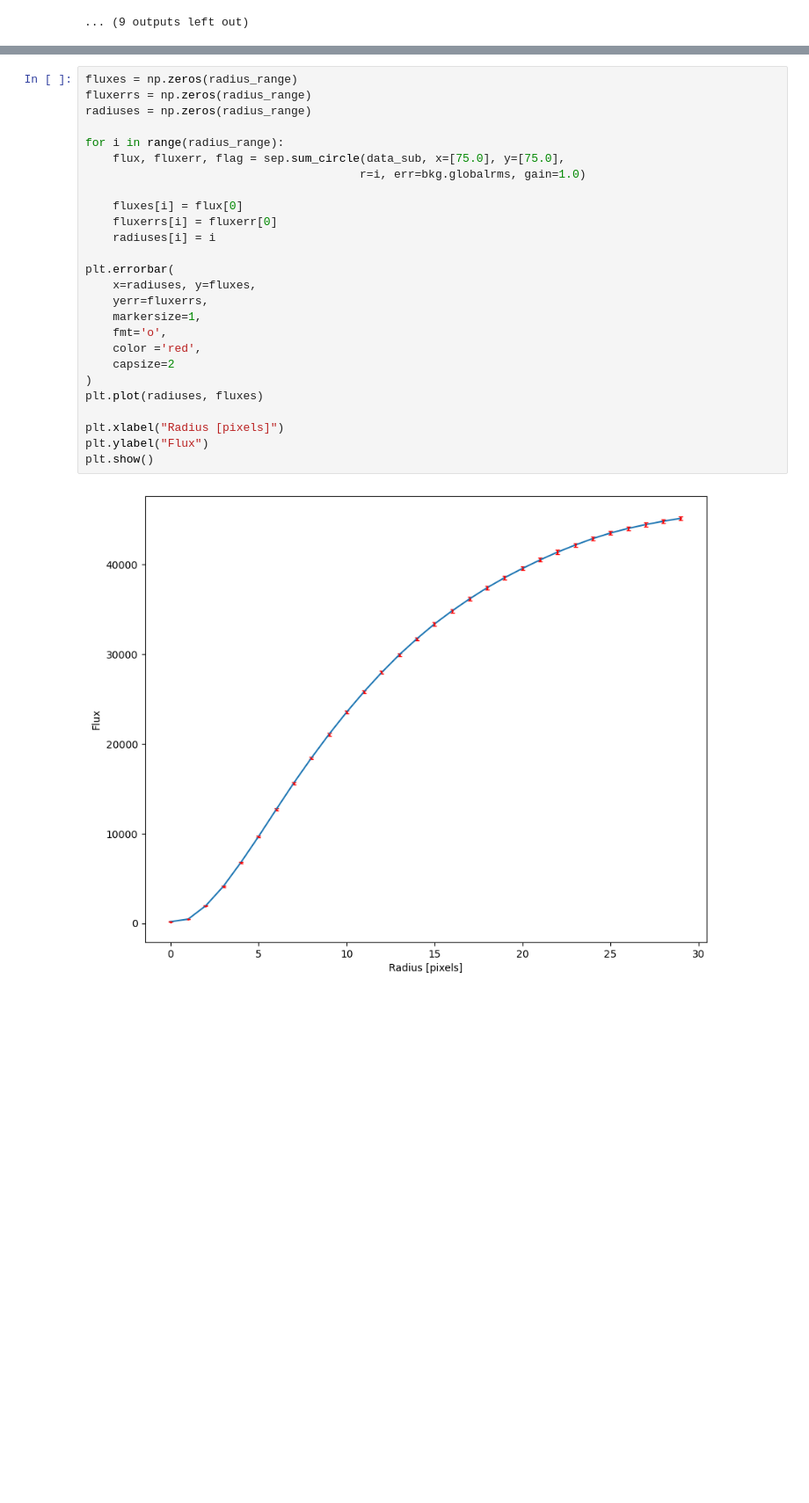
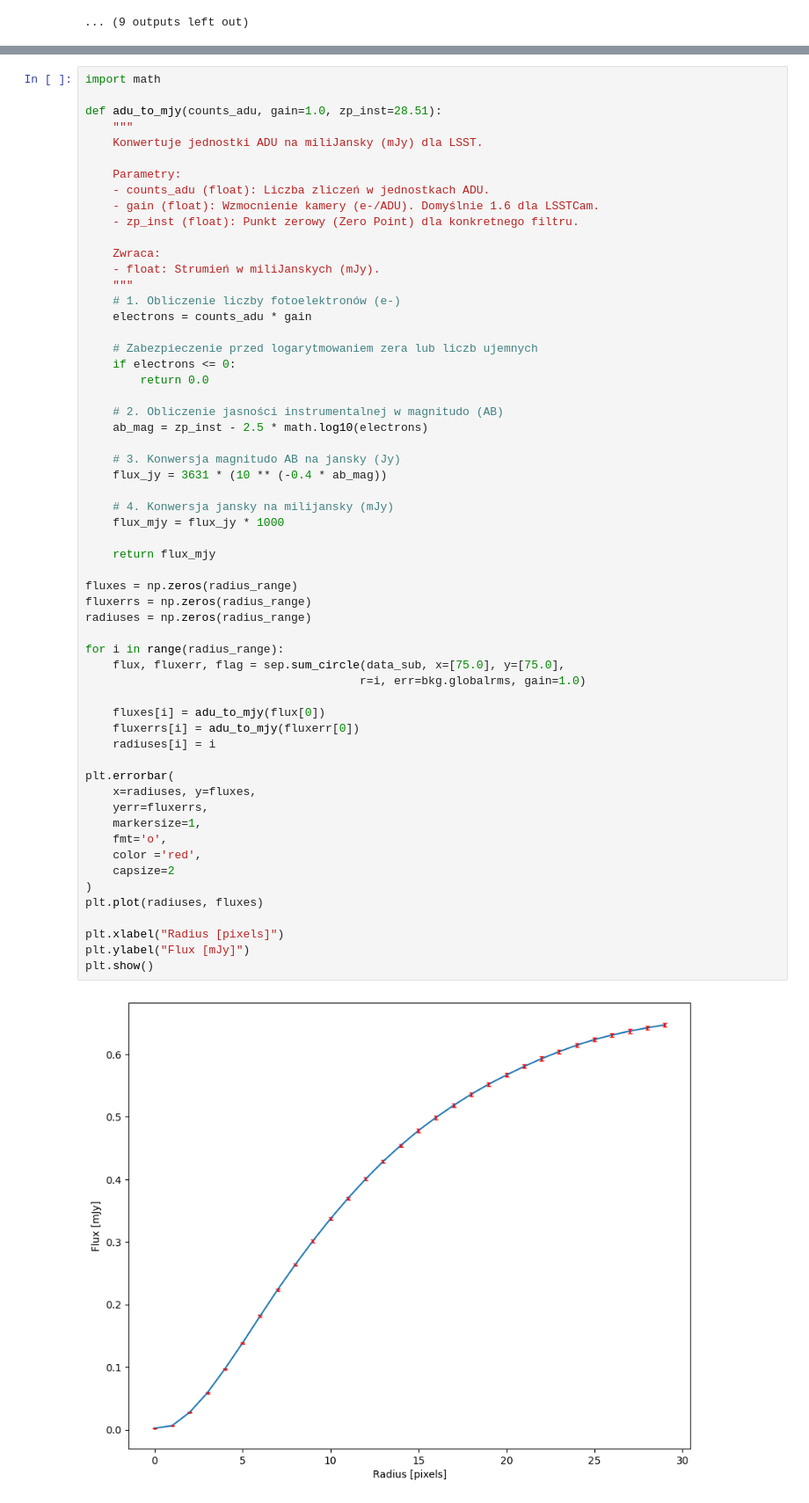
Before and after one commit to miwisniewsk/LSSTProject2, a Jupyter notebook: galaxy_photometry.ipynb, the cells around one changed output, grey strips where cells are left out. Shown at 88% size. Cells and saved outputs as stored; diff of their text form; blank space fills up the shorter version.

```diff
--- a/galaxy_photometry.ipynb
+++ b/galaxy_photometry.ipynb
@@ -190,33 +190,65 @@ ax.add_artist(c)
 <matplotlib.patches.Circle at 0x...>
 [figure]
 # %%
+import math
+
+def adu_to_mjy(counts_adu, gain=1.0, zp_inst=28.51):
+    """
+    Konwertuje jednostki ADU na miliJansky (mJy) dla LSST.
+
+    Parametry:
+    - counts_adu (float): Liczba zliczeń w jednostkach ADU.
+    - gain (float): Wzmocnienie kamery (e-/ADU). Domyślnie 1.6 dla LSSTCam.
+    - zp_inst (float): Punkt zerowy (Zero Point) dla konkretnego filtru.
+
+    Zwraca:
+    - float: Strumień w miliJanskych (mJy).
+    """
+    # 1. Obliczenie liczby fotoelektronów (e-)
+    electrons = counts_adu * gain
+
+    # Zabezpieczenie przed logarytmowaniem zera lub liczb ujemnych
+    if electrons <= 0:
+        return 0.0
+
+    # 2. Obliczenie jasności instrumentalnej w magnitudo (AB)
+    ab_mag = zp_inst - 2.5 * math.log10(electrons)
+
+    # 3. Konwersja magnitudo AB na jansky (Jy)
+    flux_jy = 3631 * (10 ** (-0.4 * ab_mag))
+
+    # 4. Konwersja jansky na milijansky (mJy)
+    flux_mjy = flux_jy * 1000
+
+    return flux_mjy
+
 fluxes = np.zeros(radius_range)
 fluxerrs = np.zeros(radius_range)
 radiuses = np.zeros(radius_range)
 
 for i in range(radius_range):
     flux, fluxerr, flag = sep.sum_circle(data_sub, x=[75.0], y=[75.0],
                                         r=i, err=bkg.globalrms, gain=1.0)
 
-    fluxes[i] = flux[0]
-    fluxerrs[i] = fluxerr[0]
+    fluxes[i] = adu_to_mjy(flux[0])
+    fluxerrs[i] = adu_to_mjy(fluxerr[0])
     radiuses[i] = i
 
 plt.errorbar(
     x=radiuses, y=fluxes,
     yerr=fluxerrs,
     markersize=1,
     fmt='o',
     color ='red',
     capsize=2
 )
 plt.plot(radiuses, fluxes)
 
 plt.xlabel("Radius [pixels]")
-plt.ylabel("Flux")
+plt.ylabel("Flux [mJy]")
 plt.show()
 # %% [output]
-[figure, old version]
+[figure, new version]
 # %%
 max_flux = fluxes[radius_range - 1]
 
```
Also changed, not shown: parts of 1 cell of this notebook, 6 other files.
